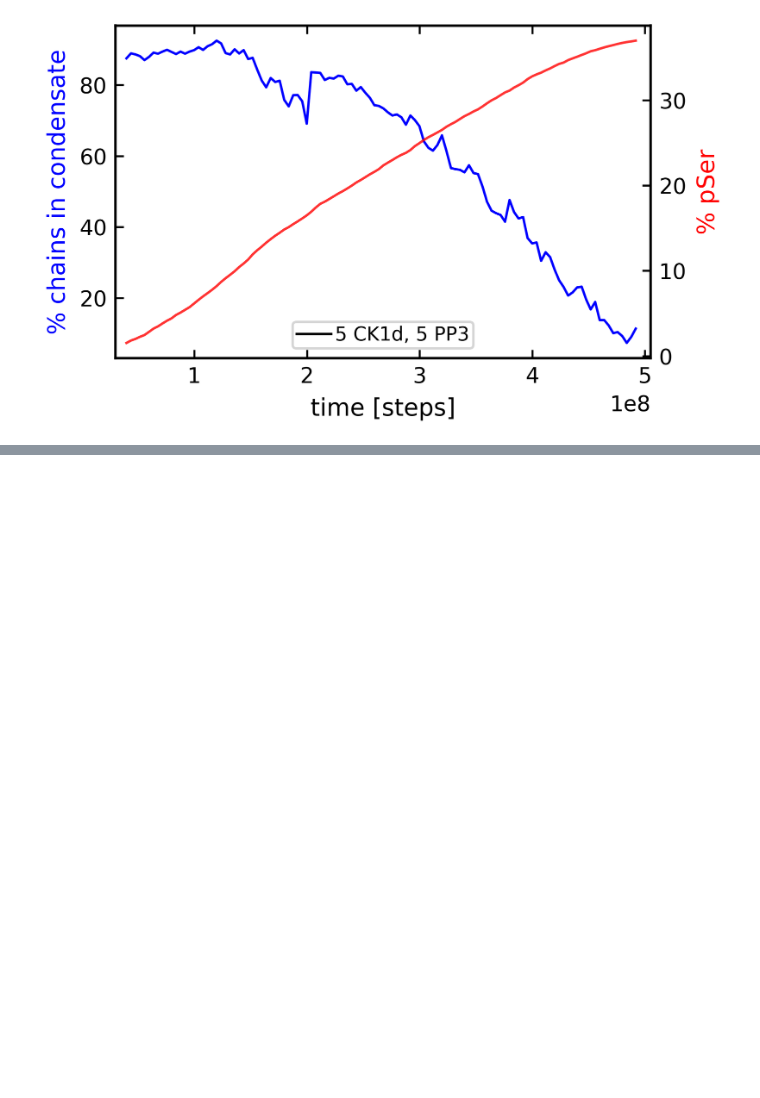
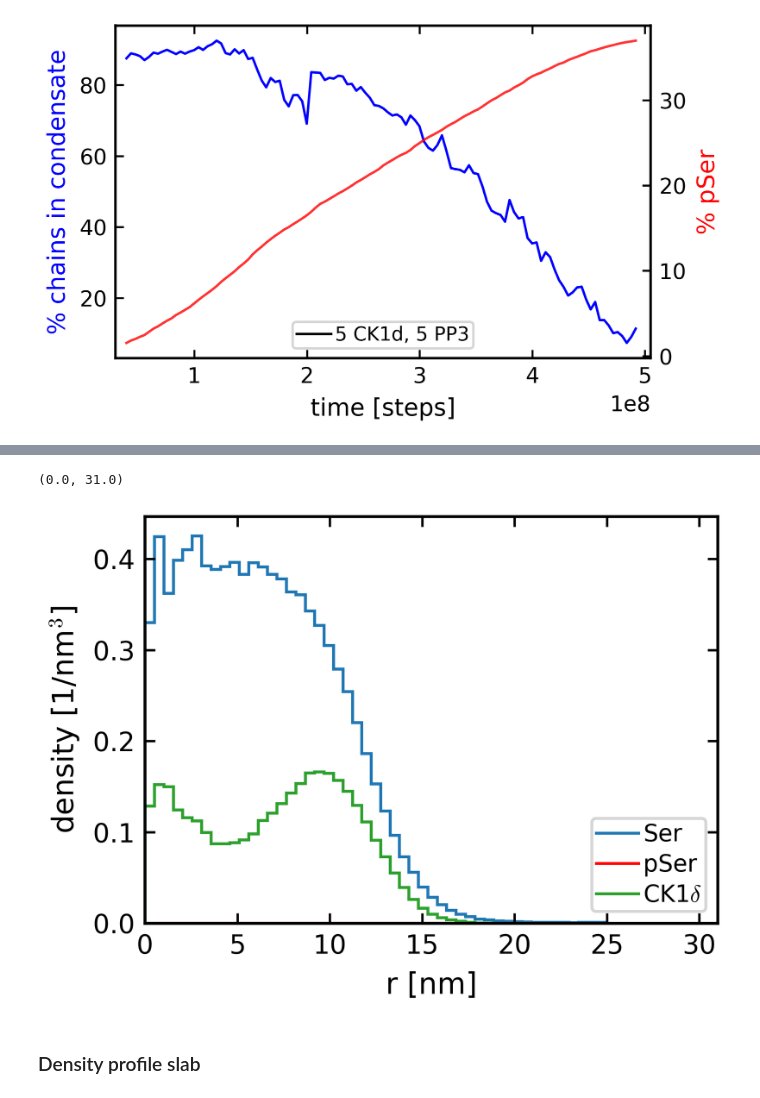
Before and after one commit to ezippo/HPA, a Jupyter notebook: cluster_analysis.ipynb, the cells around one changed output, grey strips where cells are left out. Saved outputs shown, nothing was run; the diff lists cells and outputs as text; code cells hidden in the pictures; blank space fills up the shorter version.

```diff
--- a/cluster_analysis.ipynb
+++ b/cluster_analysis.ipynb
@@ -133,0 +136,14 @@ ax1.legend(ncols=1, loc='lower center')
+# %%
+file_ck1d_in = '/localscratch/zippoema/working_dir/condensate_struct_CAL3/sim_eq_200-tdp43-lcd_5-ck1d-open/sim1_200-tdp43-lcd-961pser_5-com-ck1d-open_CAL3_eq_dump_centered.gsd'
+step = 5
+times_fin = np.arange(10,500,step, dtype=int)
+bin_edges = np.linspace(0,25,50)
+
+counts_ser_in = np.zeros(len(bin_edges)-1)
+counts_pser_in = np.zeros(len(bin_edges)-1)
+counts_enz_in = np.zeros(len(bin_edges)-1)
+
+tmp_counts_ser_in, tmp_counts_pser_in = hpacl.radial_distribution_pSer(file_ck1d_in, times_fin, bin_edges, nenz=5, norm_particles=False)
+tmp_counts_enz_in = hpacl.radial_distribution_enzyme(file_ck1d_in, times_fin, bin_edges, nenz=5, norm_particles=False)
+counts_ser_in += tmp_counts_ser_in
+counts_enz_in += tmp_counts_enz_in
@@ -133,0 +172,16 @@ ax1.legend(ncols=1, loc='lower center')
+# %%
+fig, ax = plt.subplots(figsize=(3.5,2.5))
+
+plt.stairs(counts_ser_in, bin_edges, label='Ser')
+plt.stairs(counts_pser_in, bin_edges, color='r', label='pSer')
+plt.stairs(counts_enz_in, bin_edges, color='tab:green', label='CK1$\delta$')
+
+plt.legend(loc='lower right')
+plt.xlabel('r [nm]')
+plt.ylabel('density [1/nm$^3$]')
+plt.xlim(0,31)
+# %% [output]
+(0.0, 31.0)
+[figure, added]
+# %% [markdown]
+### Density profile slab
```
Also changed, not shown: parts of 7 cells of this notebook, 5 other files.
